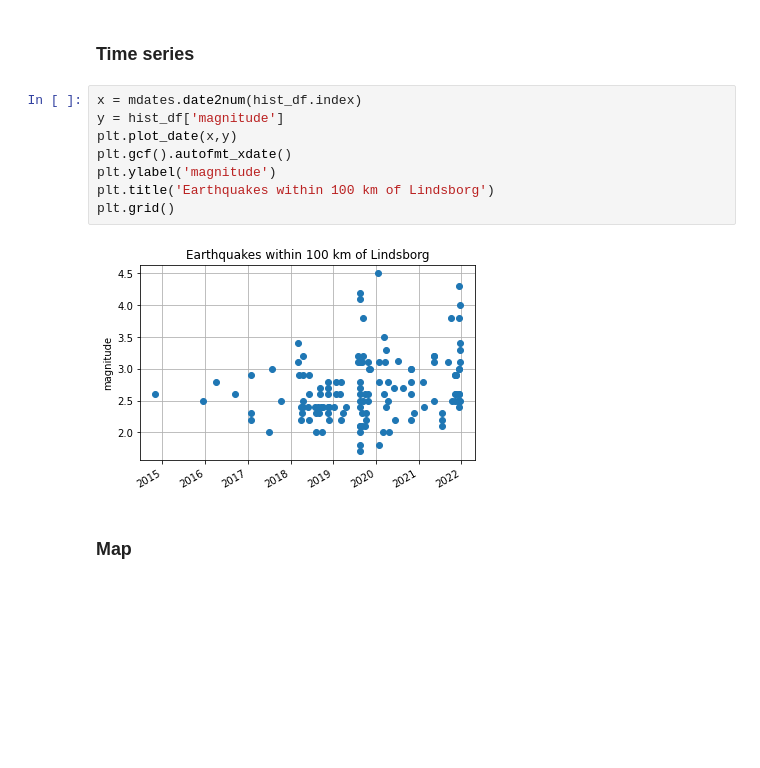
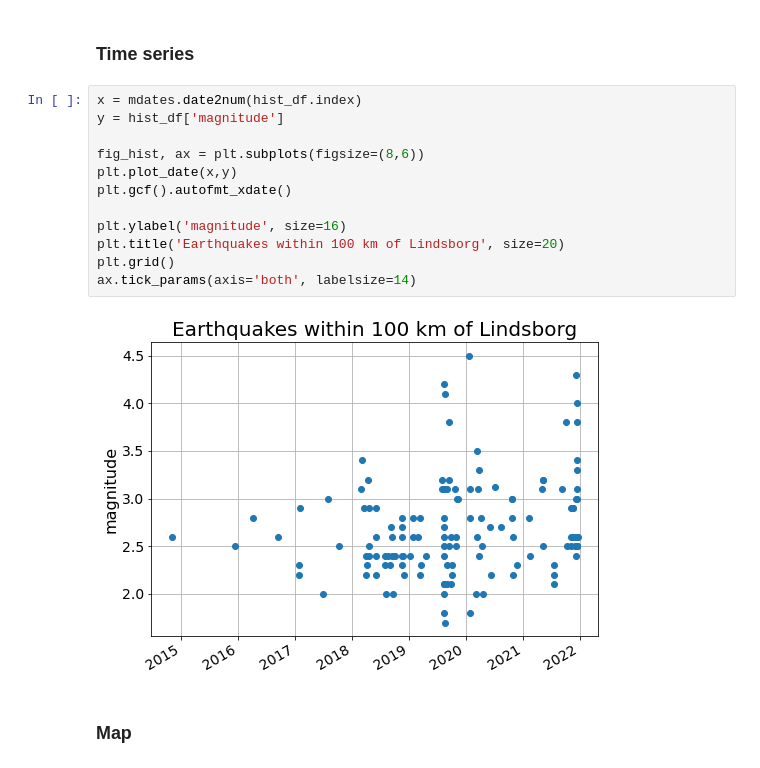
Before and after one commit to peterwbryant/earthquake-info, a Jupyter notebook: earthquakePlot.ipynb, the cells around one changed output. Drawn from its saved outputs; the diff is of its cells as text; blank space fills up the shorter version.

Commit message:
prettier plots

```diff
--- a/earthquakePlot.ipynb
+++ b/earthquakePlot.ipynb
@@ -29,13 +29,17 @@ hist_df = pd.read_pickle('historyDF.pkl')
 # %%
 x = mdates.date2num(hist_df.index)
 y = hist_df['magnitude']
+
+fig_hist, ax = plt.subplots(figsize=(8,6))
 plt.plot_date(x,y)
 plt.gcf().autofmt_xdate()
-plt.ylabel('magnitude')
-plt.title('Earthquakes within 100 km of Lindsborg')
+
+plt.ylabel('magnitude', size=16)
+plt.title('Earthquakes within 100 km of Lindsborg', size=20)
 plt.grid()
+ax.tick_params(axis='both', labelsize=14)
 # %% [output]
-[figure, old version]
+[figure, new version]
 # %% [markdown]
 ### Map
 # %%
```
Also changed, not shown: parts of 1 cell of this notebook.
